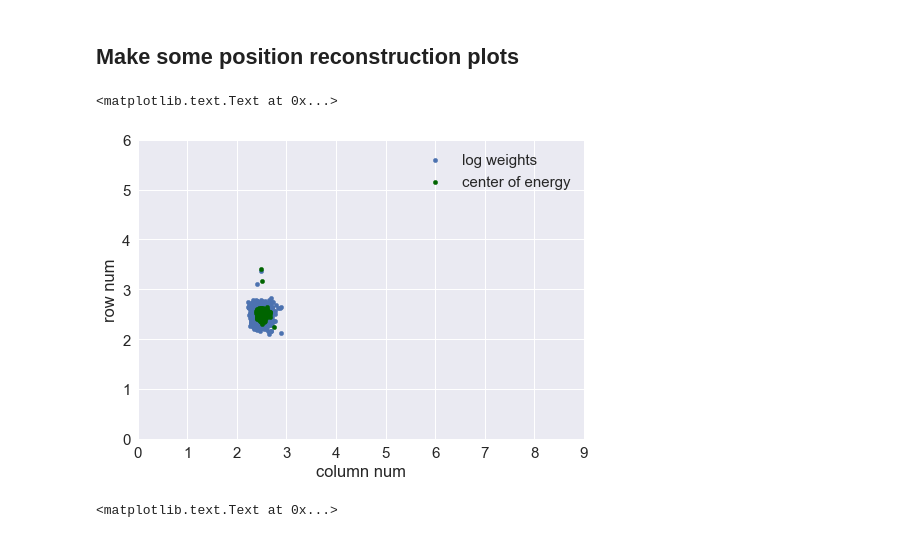
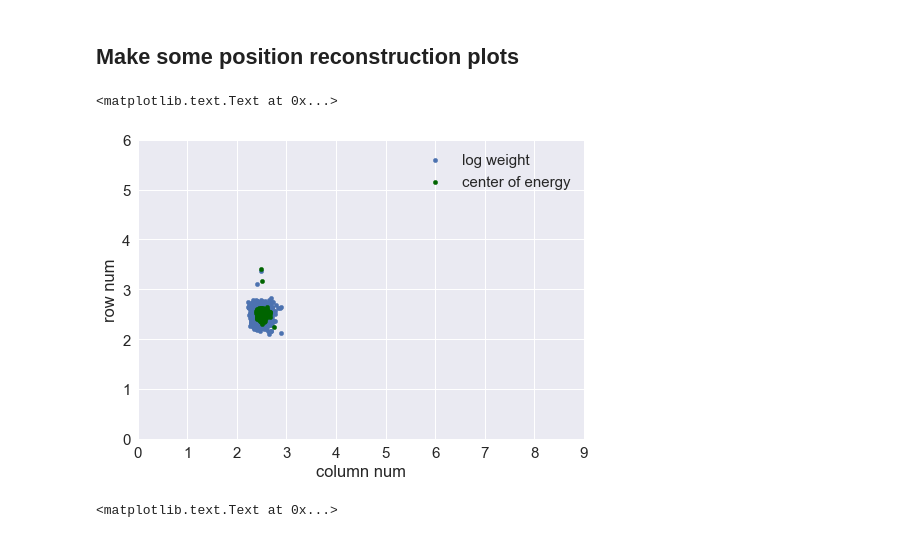
Before and after one commit to atfienberg/gm2-jupyter-notebooks, a Jupyter notebook: SLACWithPandas.ipynb, the cells around one changed output. Drawn from its saved outputs; the diff is of its cells as text; code cells hidden in the pictures.

```diff
--- a/SLACWithPandas.ipynb
+++ b/SLACWithPandas.ipynb
@@ -213,8 +213,8 @@ hit_stack.head()
 |  | 0 | 16 | 60.039854 | 2316.348595 | 1.5 | 1.5 |
 |  | 0 | 23 | 42.984917 | 2316.348595 | 3.5 | 2.5 |
 # %%
-# calculate weights
+# calculate weight
 w0 = 4.0
-hit_stack['weights'] = np.maximum(0,w0 + np.log(hit_stack.energy / hit_stack['island sum']))
+hit_stack['weight'] = np.maximum(0,w0 + np.log(hit_stack.energy / hit_stack['island sum']))
 hit_stack.head()
 # %% [output]
@@ -227,14 +227,16 @@ hit_stack.head()
 |  | 0 | 23 | 42.984917 | 2316.348595 | 3.5 | 2.5 | 0.013102 |
 # %%
 # calculate positions!
+# add weight sum column
 grouped = hit_stack.groupby(level=('event num', 'island num'), group_keys=False)
+hit_stack['wsum'] = grouped.weight.transform(np.sum)
 
-xs = grouped.apply(lambda x: (x.weights*x.x).sum()/x.weights.sum())
-ys = grouped.apply(lambda x: (x.weights*x.y).sum()/x.weights.sum())
+xs = grouped.apply(lambda x: (x.weight*x.x).sum()/x.wsum.iloc[0])
+ys = grouped.apply(lambda x: (x.weight*x.y).sum()/x.wsum.iloc[0])
 
 # also use the bad "center of energy" technique to compare
-xcoe = grouped.apply(lambda x: (x.energy*x.x).sum()/x.energy.sum())
-ycoe = grouped.apply(lambda x:(x.energy*x.y).sum()/x.energy.sum())
+xcoe = grouped.apply(lambda x: (x.energy*x.x).sum()/x['island sum'].iloc[0])
+ycoe = grouped.apply(lambda x:(x.energy*x.y).sum()/x['island sum'].iloc[0])
 pos_frame = pd.DataFrame({'x' : xs, 'y': ys, 'xcoe': xcoe, 'ycoe': ycoe})
 pos_frame.head()
 # %% [output]
@@ -250,16 +252,16 @@ pos_frame.head()
 # %%
 plt.rcParams['figure.figsize'] = 9, 6
 seaborn.set(font_scale=1.5)
 # plot the calculated positions and center of energy positions
-ax = pos_frame.plot(kind='scatter', x='x', y='y', label='log weights')
+ax = pos_frame.plot(kind='scatter', x='x', y='y', label='log weight')
 pos_frame.plot(kind='scatter', x='xcoe', y='ycoe', label='center of energy', color='DarkGreen', ax=ax)
 plt.xlim(0,9)
 plt.ylim(0,6)
 plt.xlabel('column num')
 plt.ylabel('row num')
 # %% [output]
 <matplotlib.text.Text at 0x...>
-[figure, old version]
+[figure, new version]
 # %%
 pos_frame[['xcoe','x']].plot.hist(bins=100)
 plt.xlabel('reconstructed x position')
```
Also changed, not shown: parts of 2 cells of this notebook.
